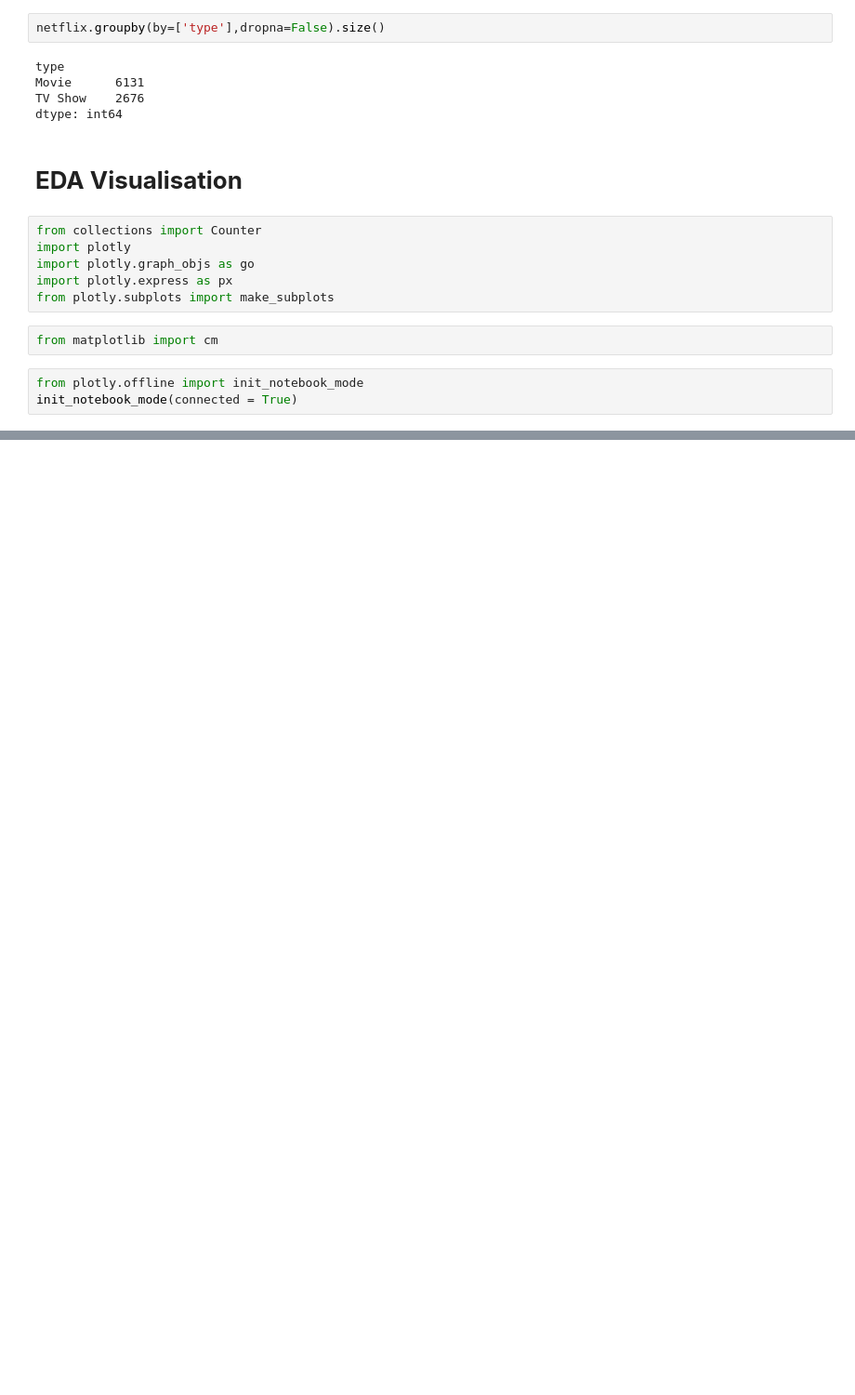
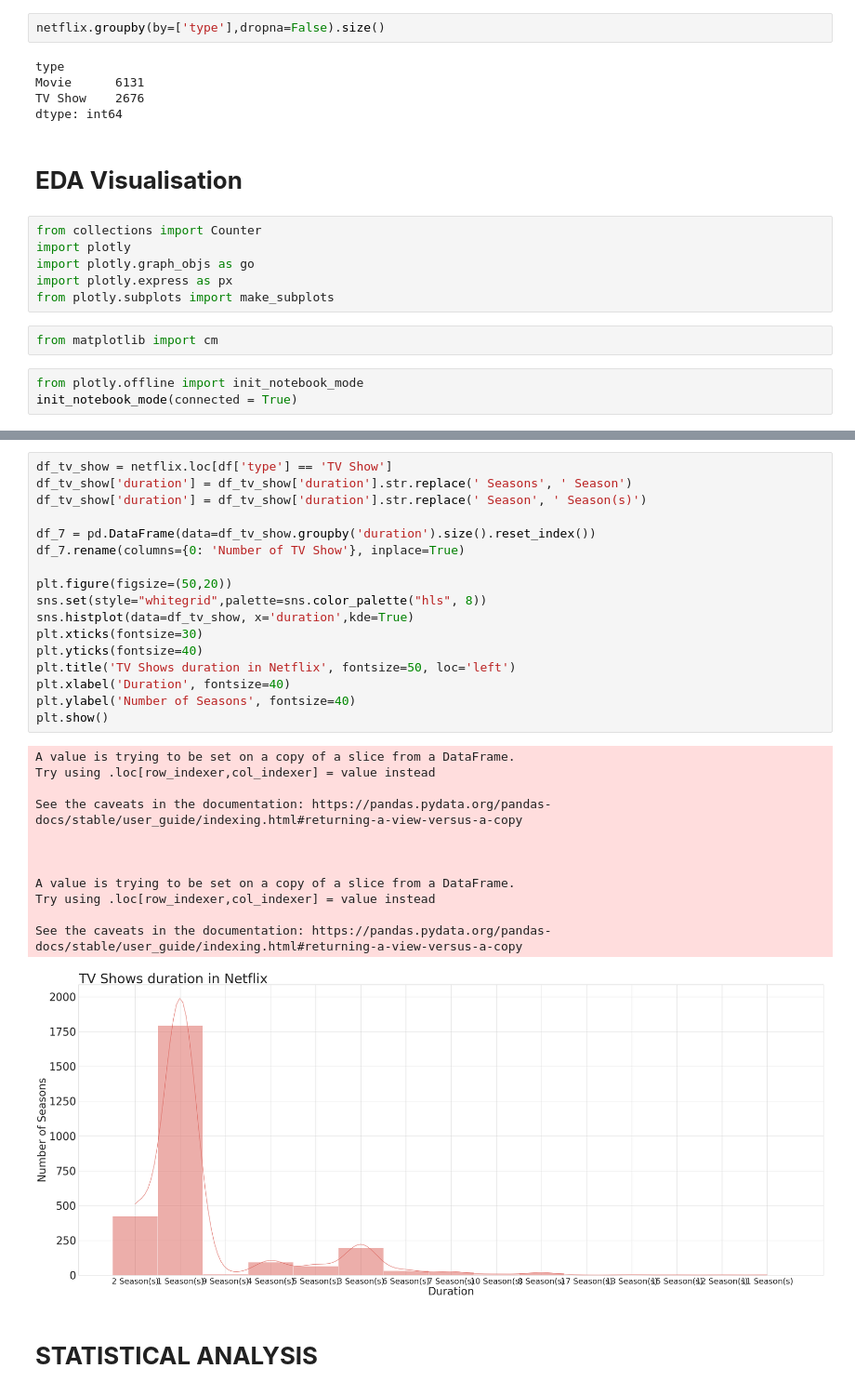
Before and after one commit to srijita1406/Data-Analytics, a Jupyter notebook: Netflix_Shows_EDA.ipynb, the cells around one changed output, grey strips where cells are left out. Shown at 93% size. Drawn from its saved outputs; the diff is of its cells as text; blank space fills up the shorter version.

```diff
--- a/Netflix_Shows_EDA.ipynb
+++ b/Netflix_Shows_EDA.ipynb
@@ -187,0 +262,32 @@ fig.show()
+# %%
+df_tv_show = netflix.loc[df['type'] == 'TV Show']
+df_tv_show['duration'] = df_tv_show['duration'].str.replace(' Seasons', ' Season')
+df_tv_show['duration'] = df_tv_show['duration'].str.replace(' Season', ' Season(s)')
+
+df_7 = pd.DataFrame(data=df_tv_show.groupby('duration').size().reset_index())
+df_7.rename(columns={0: 'Number of TV Show'}, inplace=True)
+
+plt.figure(figsize=(50,20))
+sns.set(style="whitegrid",palette=sns.color_palette("hls", 8))
+sns.histplot(data=df_tv_show, x='duration',kde=True)
+plt.xticks(fontsize=30)
+plt.yticks(fontsize=40)
+plt.title('TV Shows duration in Netflix', fontsize=50, loc='left')
+plt.xlabel('Duration', fontsize=40)
+plt.ylabel('Number of Seasons', fontsize=40)
+plt.show()
+# %% [output]
+A value is trying to be set on a copy of a slice from a DataFrame.
+Try using .loc[row_indexer,col_indexer] = value instead
+
+See the caveats in the documentation: https://pandas.pydata.org/pandas-docs/stable/user_guide/indexing.html#returning-a-view-versus-a-copy
+
+
+
+A value is trying to be set on a copy of a slice from a DataFrame.
+Try using .loc[row_indexer,col_indexer] = value instead
+
+See the caveats in the documentation: https://pandas.pydata.org/pandas-docs/stable/user_guide/indexing.html#returning-a-view-versus-a-copy
+[figure, added]
+# %% [markdown]
+# **STATISTICAL ANALYSIS**
```
Also changed, not shown: parts of 14 cells of this notebook.
